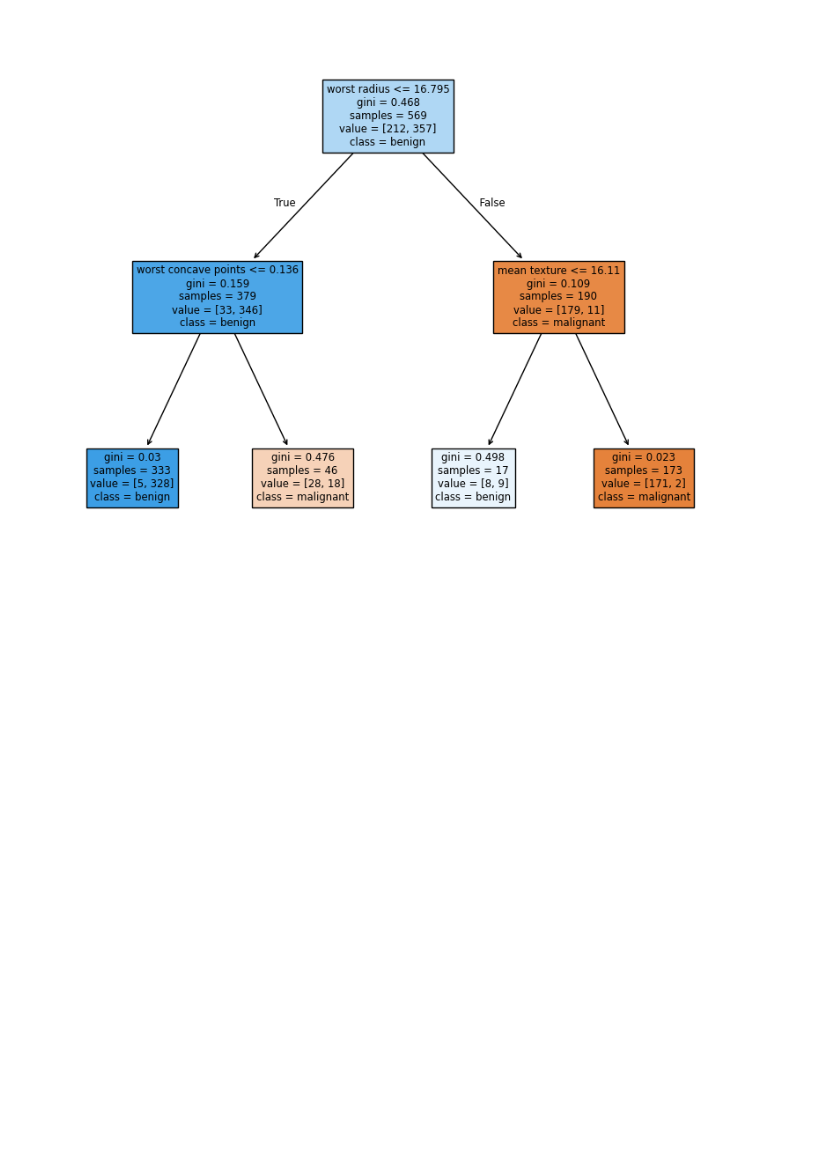
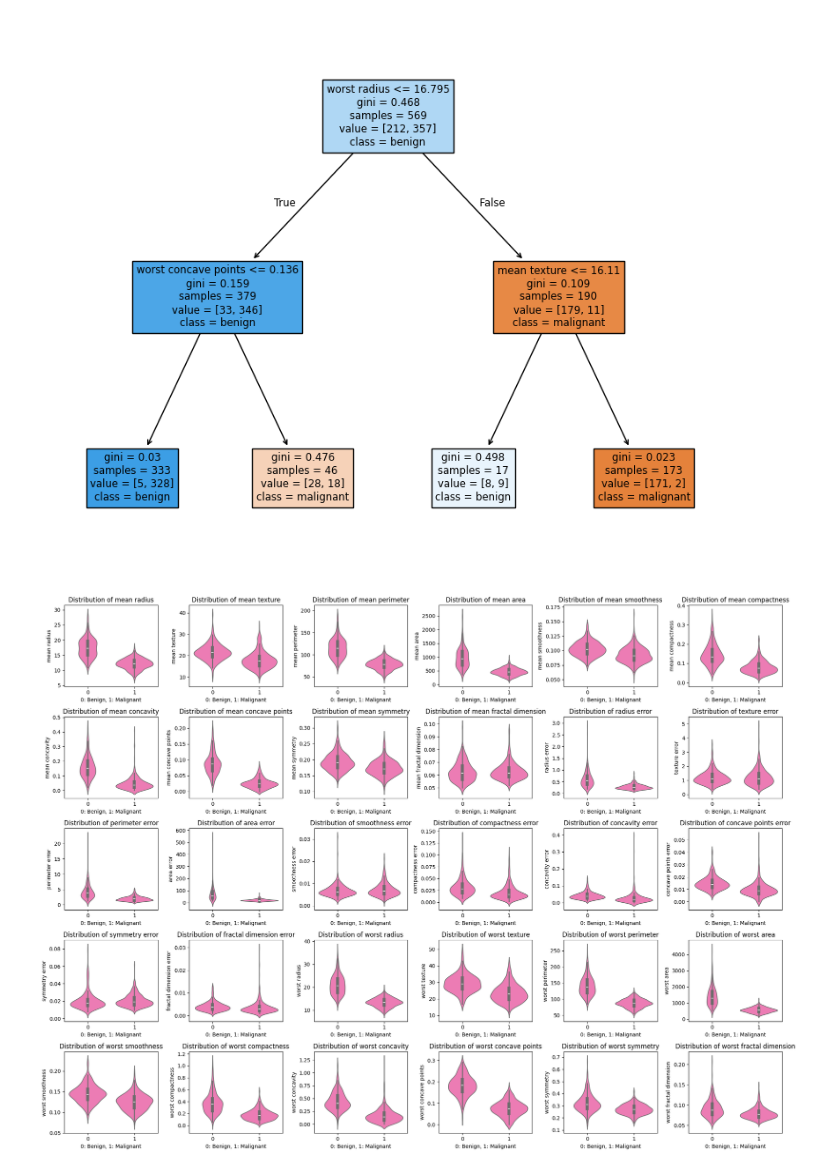
Before and after one commit to annaguerrra/AI-Bosch, a Jupyter notebook: 08 Breast Cancer Dataset/main.ipynb, the cells around one changed output. Drawn from its saved outputs; the diff is of its cells as text; code cells hidden in the pictures; blank space fills up the shorter version.

```diff
--- a/08 Breast Cancer Dataset/main.ipynb
+++ b/08 Breast Cancer Dataset/main.ipynb
@@ -55,3 +66,20 @@ plot_tree(clf, filled=True, feature_names=data.feature_names, class_names=data.t
 plt.show()
 # %% [output]
 [figure]
+# %%
+features = df.columns[:-1]
+fig,axs = plt.subplots(nrows=5, ncols=6, figsize=(20,15))
+axs = axs.flatten()
+for i, feature in enumerate(features):
+    sns.violinplot(x='target', y=feature, data=df, split=False, ax=axs[i], color='hotpink')
+    axs[i].set_title(f'Distribution of {feature}')
+    axs[i].set_xlabel('0: Benign, 1: Malignant')
+    axs[i].set_ylabel(feature)
+
+for i in range(len(features), len(axs)):
+    axs[i].remove()
+
+plt.tight_layout()
+plt.show()
+# %% [output]
+[figure, added]
```
Also changed, not shown: parts of 6 cells of this notebook.
